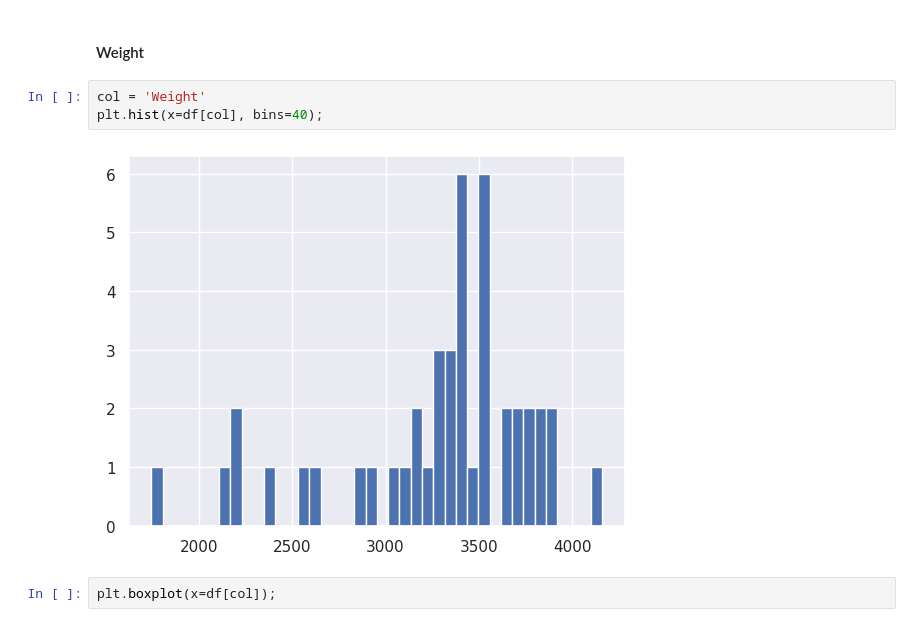
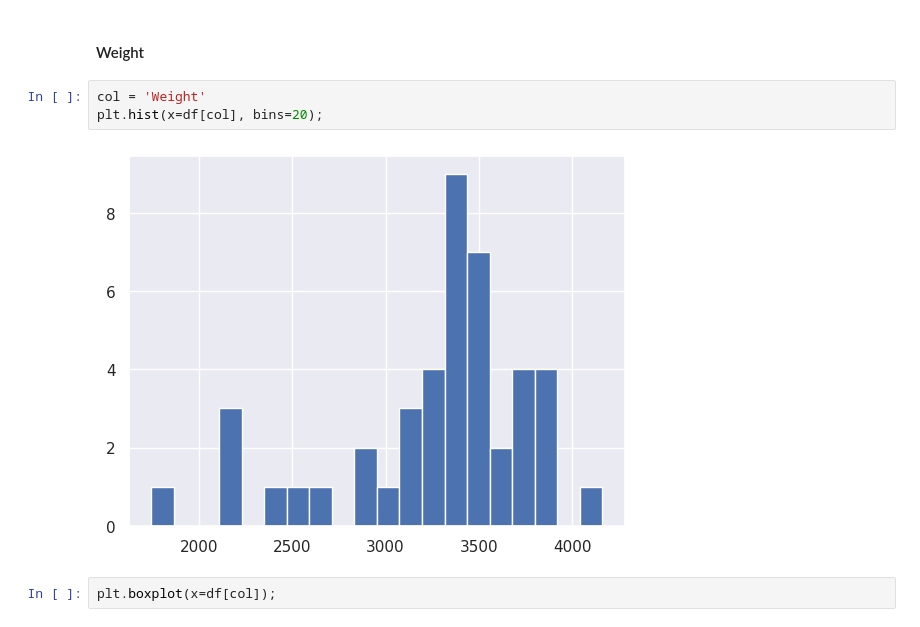
Before and after one commit to 9Neechan/spbu_studies, a Jupyter notebook: mat_statistics/MatStat1/2dat.ipynb, the cells around one changed output. Drawn from its saved outputs; the diff is of its cells as text.

```diff
--- a/mat_statistics/MatStat1/2dat.ipynb
+++ b/mat_statistics/MatStat1/2dat.ipynb
@@ -112,9 +112,9 @@ plt.boxplot(x=df[col]);
 #### Weight
 # %%
 col = 'Weight'
-plt.hist(x=df[col], bins=40);
+plt.hist(x=df[col], bins=20);
 # %% [output]
-[figure, old version]
+[figure, new version]
 # %%
 plt.boxplot(x=df[col]);
 # %% [output]
```
Also changed, not shown: parts of 3 cells of this notebook, 6 other files.
